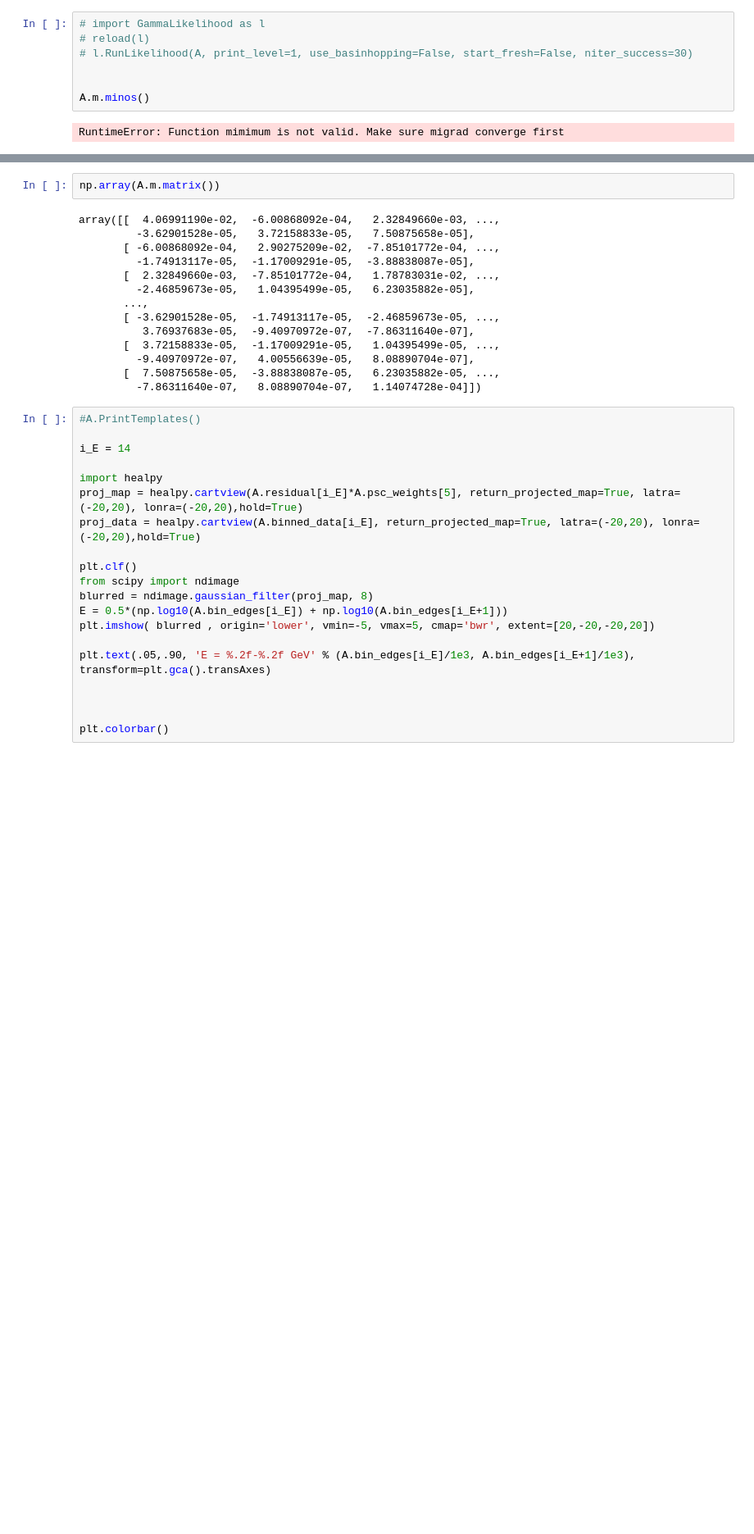
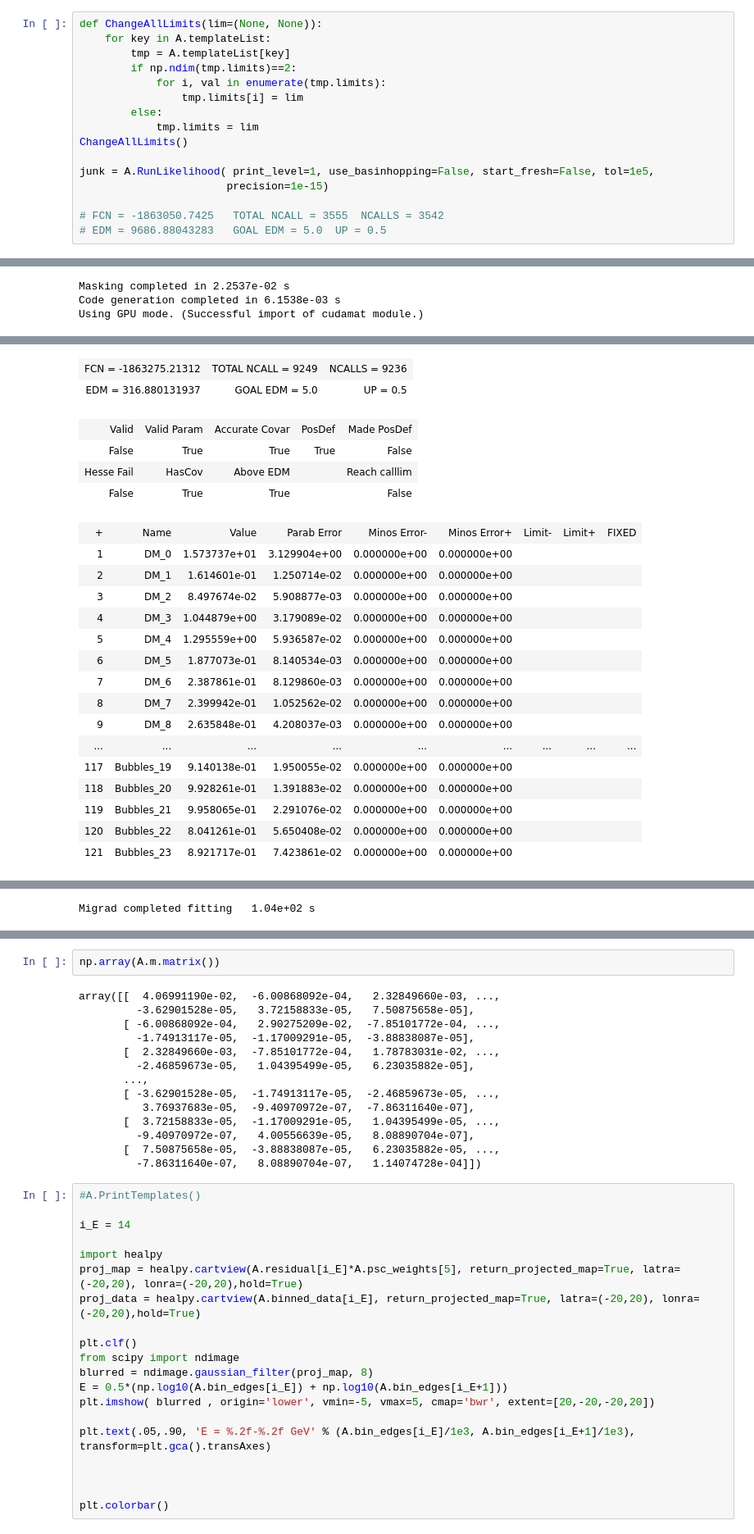
Before and after one commit to erccarls/GammaLike_dev, a Jupyter notebook: Test Analysis.ipynb, the cells around one changed output, grey strips where cells are left out. Shown at 82% size. Saved outputs shown, nothing was run; the diff lists cells and outputs as text; blank space fills up the shorter version.

```diff
--- a/Test Analysis.ipynb
+++ b/Test Analysis.ipynb
@@ -88,9 +82,17 @@ Migrad completed fitting   8.60e+02 s
-# %%
-# import GammaLikelihood as l
-# reload(l)
-# l.RunLikelihood(A, print_level=1, use_basinhopping=False, start_fresh=False, niter_success=30)
-
-
-A.m.minos()
-# %% [output]
-RuntimeError: Function mimimum is not valid. Make sure migrad converge first
+# %%
+def ChangeAllLimits(lim=(None, None)):
+    for key in A.templateList:
+        tmp = A.templateList[key]
+        if np.ndim(tmp.limits)==2:
+            for i, val in enumerate(tmp.limits):
+                tmp.limits[i] = lim
+        else:
+            tmp.limits = lim
+ChangeAllLimits()
+
+junk = A.RunLikelihood( print_level=1, use_basinhopping=False, start_fresh=False, tol=1e5,
+                       precision=1e-15)
+
+# FCN = -1863050.7425	TOTAL NCALL = 3555	NCALLS = 3542
+# EDM = 9686.88043283	GOAL EDM = 5.0	UP = 0.5
+# %% [output]
@@ -96,0 +116,3 @@ RuntimeError: Function mimimum is not valid. Make sure migrad converge first
+Masking completed in 2.2537e-02 s
+Code generation completed in 6.1538e-03 s
+Using GPU mode. (Successful import of cudamat module.)
@@ -96,0 +137,22 @@ RuntimeError: Function mimimum is not valid. Make sure migrad converge first
+| FCN = -1863275.21312 | TOTAL NCALL = 9249 | NCALLS = 9236 |
+| EDM = 316.880131937 | GOAL EDM = 5.0 | UP = 0.5 |
+| Valid | Valid Param | Accurate Covar | PosDef | Made PosDef |
+| False | True | True | True | False |
+| Hesse Fail | HasCov | Above EDM |  | Reach calllim |
+| False | True | True |  | False |
+| + | Name | Value | Parab Error | Minos Error- | Minos Error+ | Limit- | Limit+ | FIXED |
+| 1 | DM_0 | 1.573737e+01 | 3.129904e+00 | 0.000000e+00 | 0.000000e+00 |  |  |  |
+| 2 | DM_1 | 1.614601e-01 | 1.250714e-02 | 0.000000e+00 | 0.000000e+00 |  |  |  |
+| 3 | DM_2 | 8.497674e-02 | 5.908877e-03 | 0.000000e+00 | 0.000000e+00 |  |  |  |
+| 4 | DM_3 | 1.044879e+00 | 3.179089e-02 | 0.000000e+00 | 0.000000e+00 |  |  |  |
+| 5 | DM_4 | 1.295559e+00 | 5.936587e-02 | 0.000000e+00 | 0.000000e+00 |  |  |  |
+| 6 | DM_5 | 1.877073e-01 | 8.140534e-03 | 0.000000e+00 | 0.000000e+00 |  |  |  |
+| 7 | DM_6 | 2.387861e-01 | 8.129860e-03 | 0.000000e+00 | 0.000000e+00 |  |  |  |
+| 8 | DM_7 | 2.399942e-01 | 1.052562e-02 | 0.000000e+00 | 0.000000e+00 |  |  |  |
+| 9 | DM_8 | 2.635848e-01 | 4.208037e-03 | 0.000000e+00 | 0.000000e+00 |  |  |  |
+| ... | ... | ... | ... | ... | ... | ... | ... | ... |
+| 117 | Bubbles_19 | 9.140138e-01 | 1.950055e-02 | 0.000000e+00 | 0.000000e+00 |  |  |  |
+| 118 | Bubbles_20 | 9.928261e-01 | 1.391883e-02 | 0.000000e+00 | 0.000000e+00 |  |  |  |
+| 119 | Bubbles_21 | 9.958065e-01 | 2.291076e-02 | 0.000000e+00 | 0.000000e+00 |  |  |  |
+| 120 | Bubbles_22 | 8.041261e-01 | 5.650408e-02 | 0.000000e+00 | 0.000000e+00 |  |  |  |
+| 121 | Bubbles_23 | 8.921717e-01 | 7.423861e-02 | 0.000000e+00 | 0.000000e+00 |  |  |  |
@@ -97,3 +160,4 @@ RuntimeError: Function mimimum is not valid. Make sure migrad converge first
+Migrad completed fitting   1.04e+02 s
 # %%
 import Template
 import Tools, healpy
```
Also changed, not shown: parts of 4 cells of this notebook, 4 other files.
